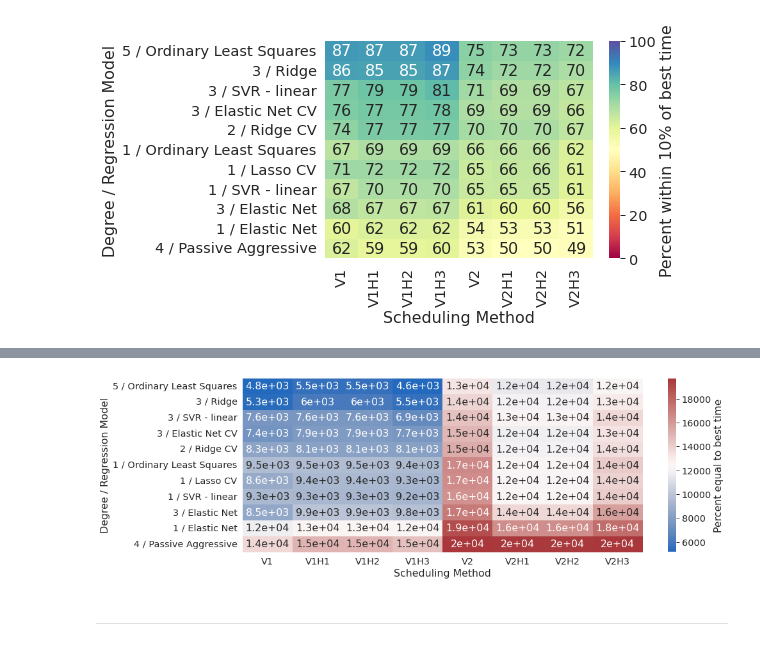
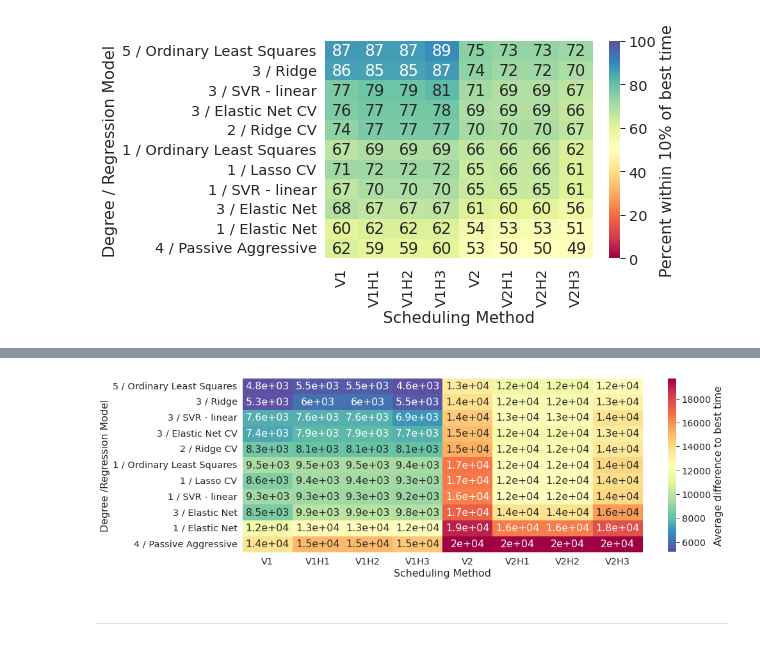
Before and after one commit to Sheypex/ba_proto, a Jupyter notebook: py/test.ipynb, the cells around one changed output, grey strips where cells are left out. Saved outputs shown, nothing was run; the diff lists cells and outputs as text; code cells hidden in the pictures.

```diff
--- a/py/test.ipynb
+++ b/py/test.ipynb
@@ -473,22 +483,27 @@ regModelMethodDiffsDF
 # %%
 # normalize
 total = 50_000
 tmp = regModelMethodDiffsDF.transform(lambda x: x / total)
 #
-plt.figure(figsize=(14,5))
+aspect = 5/14
+width= 14
+plt.figure(figsize=(width,width*aspect))
 ax = sns.heatmap(tmp,
-                 cmap=sns.color_palette("vlag", as_cmap=True),
+                 cmap=sns.color_palette("Spectral", as_cmap=True).reversed(),
                  xticklabels=[c.replace("recommender", "") for c in regModelMethodDiffsDF.columns],
-                 cbar_kws={"label": "Percent equal to best time"},
+                 cbar_kws={"label": "Average difference to best time"},
                  annot=True,
                  robust=True)
 plt.xlabel("Scheduling Method")
-plt.ylabel("Degree / Regression Model")
+plt.ylabel("Degree /Regression Model")
+#ax.set_yticklabels(ax.get_yticklabels(),rotation=45, va="top")
+#plt.yticks(rotation=45)
+#ax.set_yticklabels(["\n".join(textwrap.wrap(t.get_text(), 15)) for t in ax.get_yticklabels()])
 fig = ax.get_figure()
 save_plot(fig, "heatmapDiff", bbox_inches="tight")
 plt.show()
 # %% [output]
-[figure, old version]
+[figure, new version]
 # %% [markdown]
 ------
 # %%
```
Also changed, not shown: parts of 19 cells of this notebook, 39 other files.
